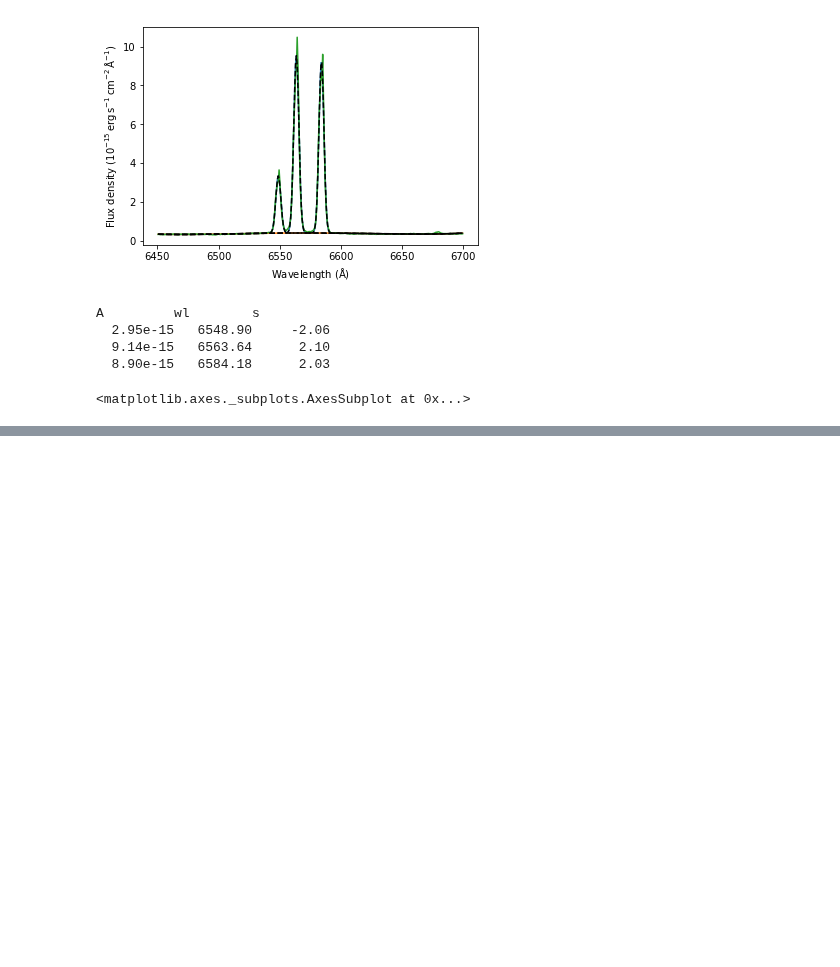
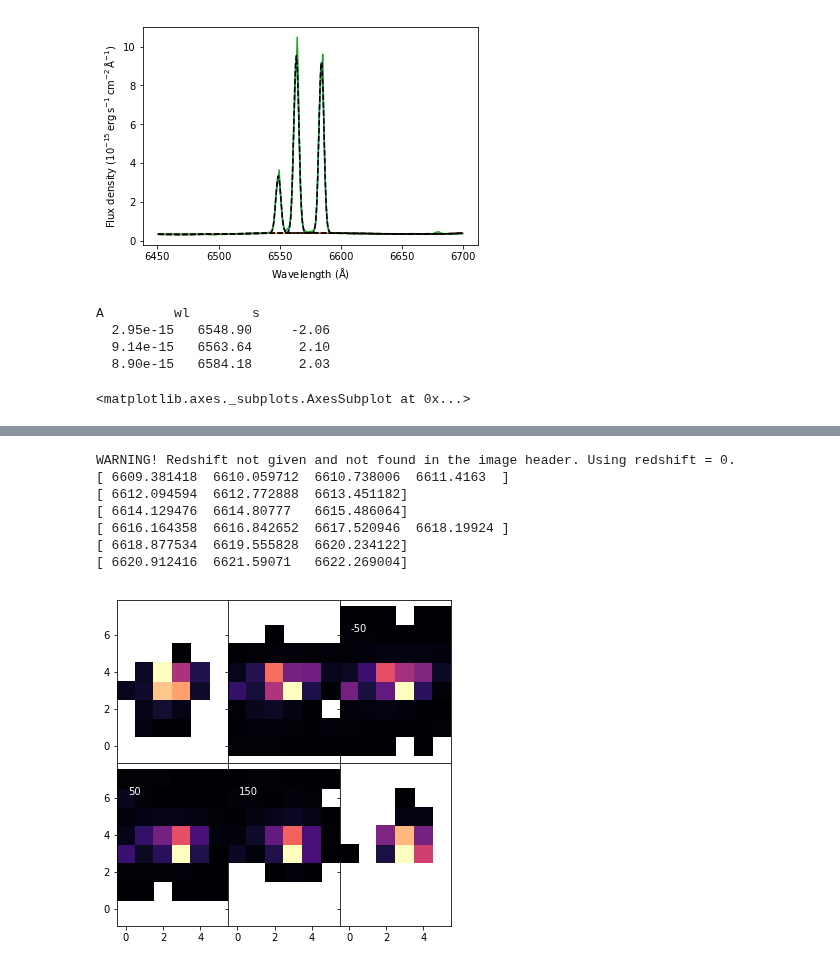
Before and after one commit to danielrd6/ifscube, a Jupyter notebook: ifscube/examples/cube_examples.ipynb, the cells around one changed output, grey strips where cells are left out. Cells and saved outputs as stored; diff of their text form; code cells hidden in the pictures; blank space fills up the shorter version.

Commit message:
Updated notebook with channel maps.

```diff
--- a/ifscube/examples/cube_examples.ipynb
+++ b/ifscube/examples/cube_examples.ipynb
@@ -177,0 +182,14 @@ A         wl        s
+# %%
+mycube = ct.gmosdc('ngc3081_cube.fits')
+x = mycube.channelmaps(lambda0=6616, velmin=-300, velmax=300, plot_opts=dict(cmap='magma'),
+                       lowerThreshold=1e-17, channels=6, fig_opts=dict(figsize=(6, 6)),
+                       wspace=0, hspace=0)
+# %% [output]
+WARNING! Redshift not given and not found in the image header. Using redshift = 0.
+[ 6609.381418  6610.059712  6610.738006  6611.4163  ]
+[ 6612.094594  6612.772888  6613.451182]
+[ 6614.129476  6614.80777   6615.486064]
+[ 6616.164358  6616.842652  6617.520946  6618.19924 ]
+[ 6618.877534  6619.555828  6620.234122]
+[ 6620.912416  6621.59071   6622.269004]
+[figure, added]
```
Also changed, not shown: parts of 2 cells of this notebook.
